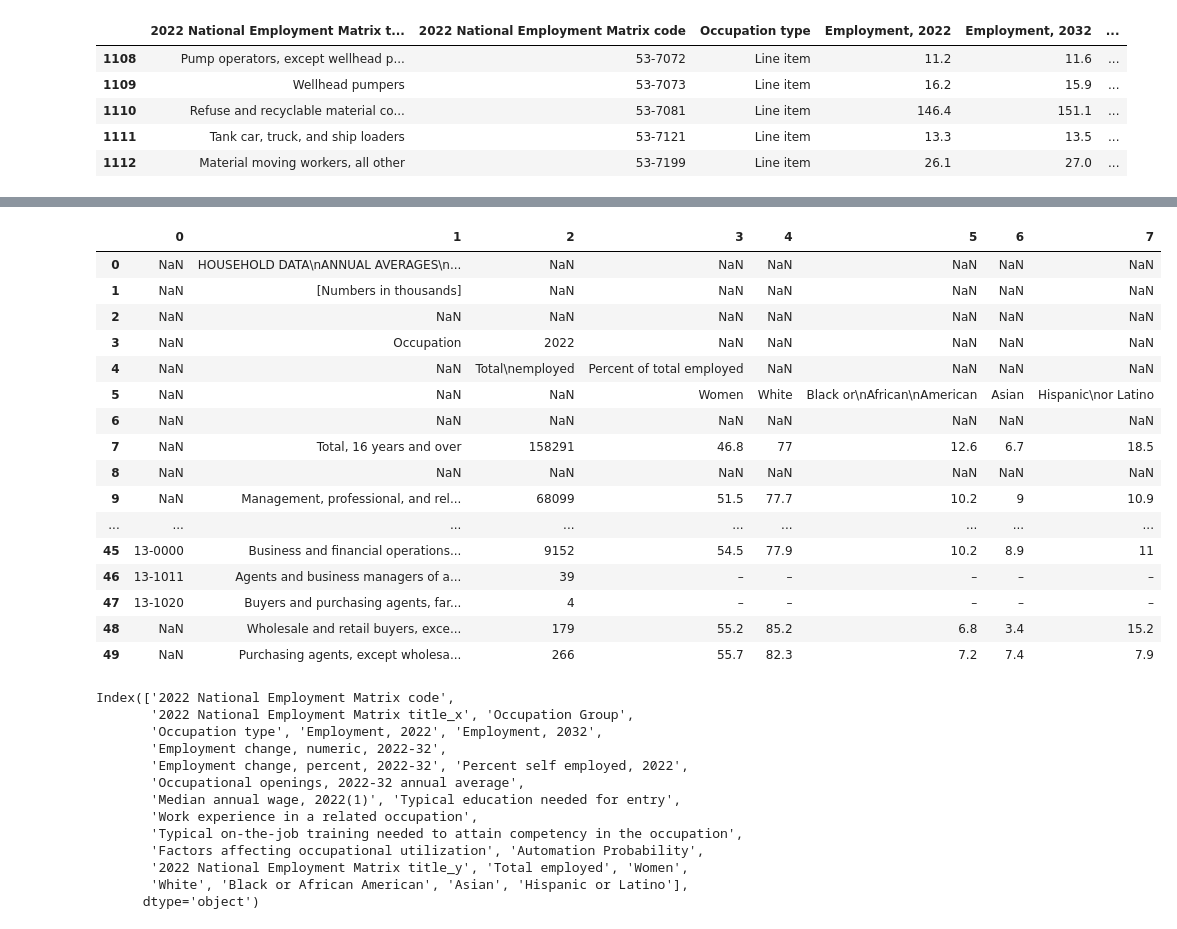
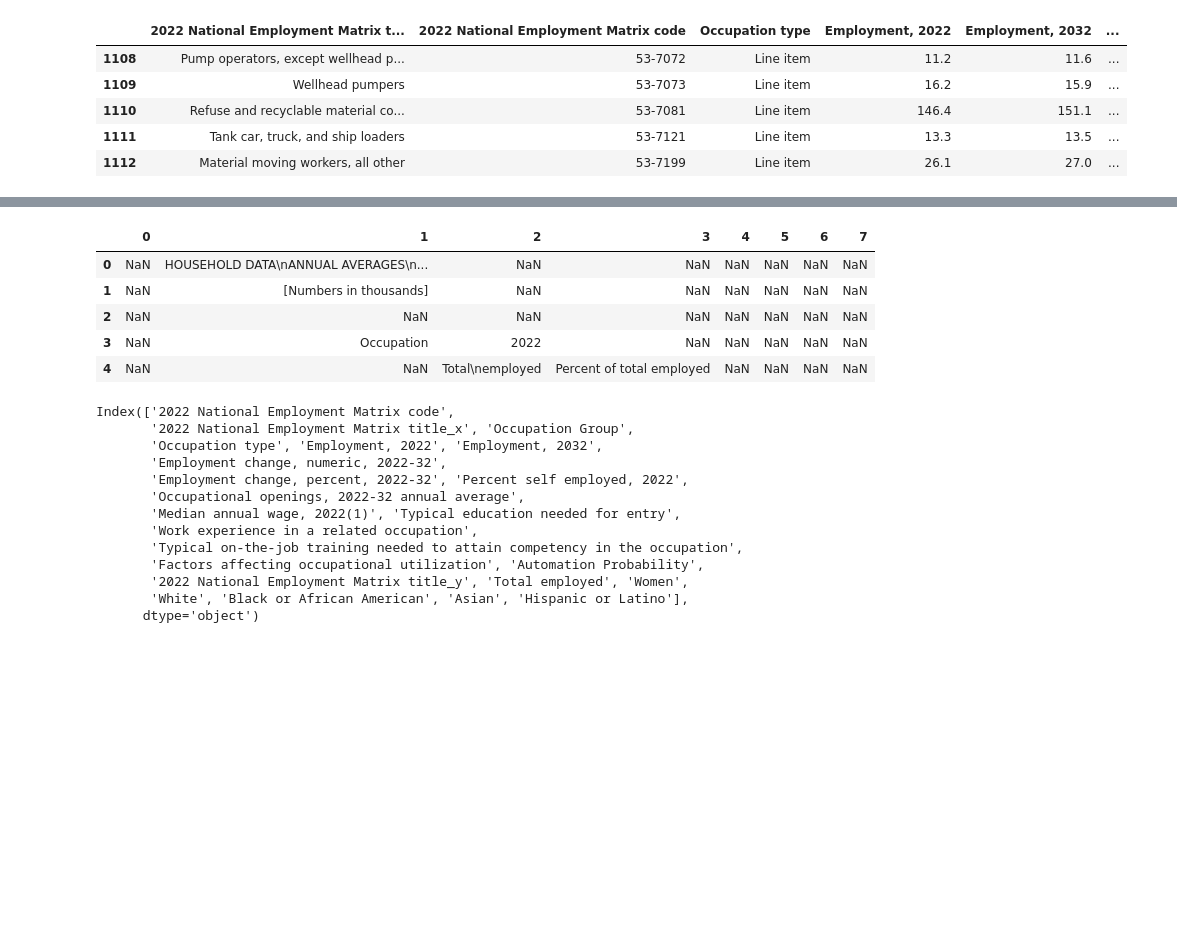
Before and after one commit to vinaya-kusuma/Project1, a Jupyter notebook: Occupation_Analysis.ipynb, the cells around one changed output, grey strips where cells are left out. Cells and saved outputs as stored; diff of their text form; code cells hidden in the pictures; blank space fills up the shorter version.

```diff
--- a/Occupation_Analysis.ipynb
+++ b/Occupation_Analysis.ipynb
@@ -356,26 +294,15 @@ dtype: int64
 # %%
 # sample data of occupation_gender_df dataframe
 occupation_gender_df.reset_index()
 
-occupation_gender_df.head(50)
+occupation_gender_df.head()
 # %% [output]
 |  | 0 | 1 | 2 | 3 | 4 | 5 | 6 | 7 |
 | 0 | NaN | HOUSEHOLD DATA\nANNUAL AVERAGES\n... | NaN | NaN | NaN | NaN | NaN | NaN |
 | 1 | NaN | [Numbers in thousands] | NaN | NaN | NaN | NaN | NaN | NaN |
 | 2 | NaN | NaN | NaN | NaN | NaN | NaN | NaN | NaN |
 | 3 | NaN | Occupation | 2022 | NaN | NaN | NaN | NaN | NaN |
 | 4 | NaN | NaN | Total\nemployed | Percent of total employed | NaN | NaN | NaN | NaN |
-| 5 | NaN | NaN | NaN | Women | White | Black or\nAfrican\nAmerican | Asian | Hispanic\nor Latino |
-| 6 | NaN | NaN | NaN | NaN | NaN | NaN | NaN | NaN |
-| 7 | NaN | Total, 16 years and over | 158291 | 46.8 | 77 | 12.6 | 6.7 | 18.5 |
-| 8 | NaN | NaN | NaN | NaN | NaN | NaN | NaN | NaN |
-| 9 | NaN | Management, professional, and rel... | 68099 | 51.5 | 77.7 | 10.2 | 9 | 10.9 |
-| ... | ... | ... | ... | ... | ... | ... | ... | ... |
-| 45 | 13-0000 | Business and financial operations... | 9152 | 54.5 | 77.9 | 10.2 | 8.9 | 11 |
-| 46 | 13-1011 | Agents and business managers of a... | 39 | – | – | – | – | – |
-| 47 | 13-1020 | Buyers and purchasing agents, far... | 4 | – | – | – | – | – |
-| 48 | NaN | Wholesale and retail buyers, exce... | 179 | 55.2 | 85.2 | 6.8 | 3.4 | 15.2 |
-| 49 | NaN | Purchasing agents, except wholesa... | 266 | 55.7 | 82.3 | 7.2 | 7.4 | 7.9 |
 # %%
 # Exculde the header rows
 occupation_gender_df = occupation_gender_df.iloc[9:]
```
Also changed, not shown: parts of 54 cells of this notebook, 3 other files.
